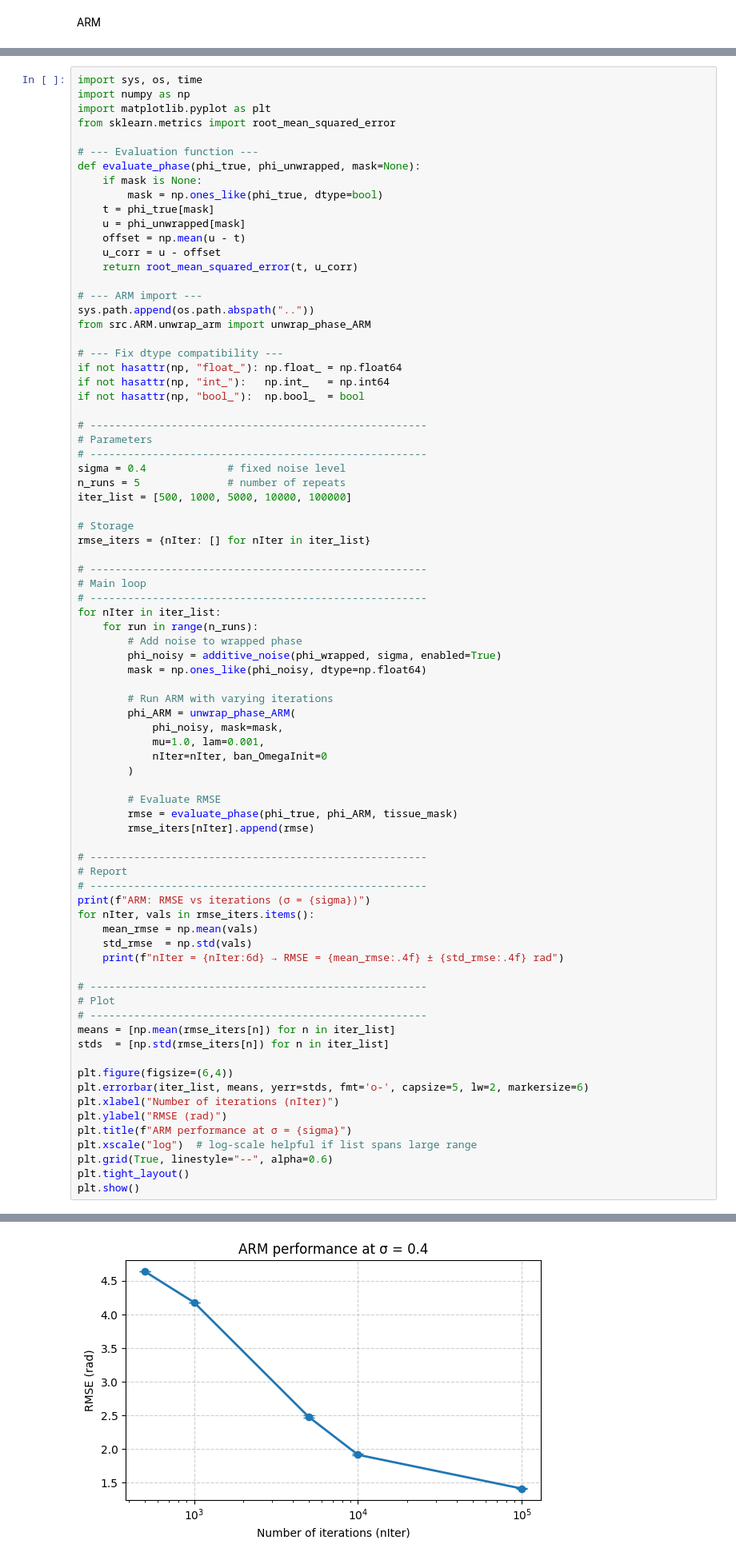
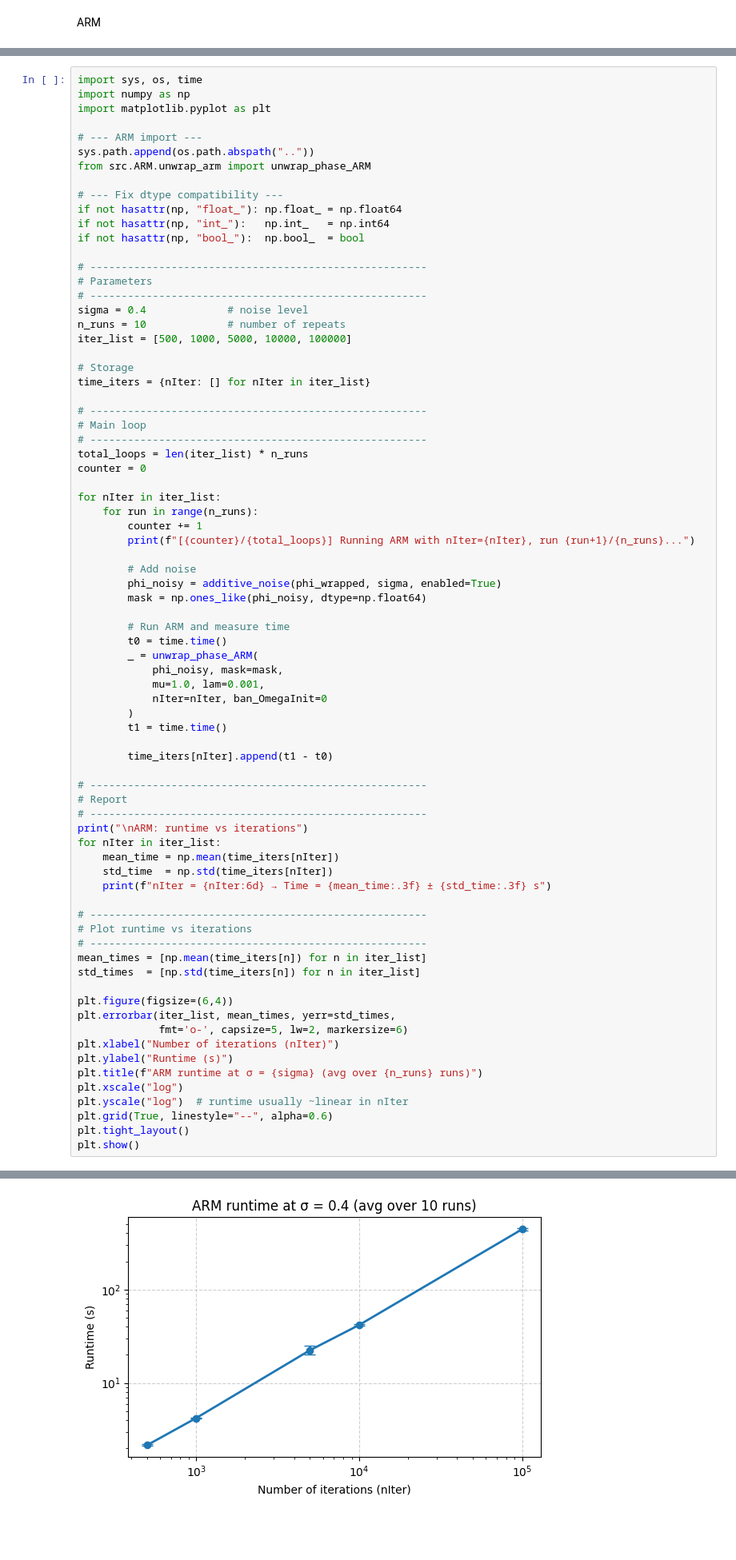
Before and after one commit to oheymans/odt-thesis, a Jupyter notebook: notebooks/ARM.ipynb, the cells around one changed output, grey strips where cells are left out. Shown at 80% size. Saved outputs shown, nothing was run; the diff lists cells and outputs as text; blank space fills up the shorter version.

```diff
--- a/notebooks/ARM.ipynb
+++ b/notebooks/ARM.ipynb
@@ -379,17 +457,6 @@ ARM: Mean RMSE (10 runs each)
 import sys, os, time
 import numpy as np
 import matplotlib.pyplot as plt
-from sklearn.metrics import root_mean_squared_error
-
-# --- Evaluation function ---
-def evaluate_phase(phi_true, phi_unwrapped, mask=None):
-    if mask is None:
-        mask = np.ones_like(phi_true, dtype=bool)
-    t = phi_true[mask]
-    u = phi_unwrapped[mask]
-    offset = np.mean(u - t)
-    u_corr = u - offset
-    return root_mean_squared_error(t, u_corr)
 
 # --- ARM import ---
 sys.path.append(os.path.abspath(".."))
@@ -403,54 +470,62 @@ if not hasattr(np, "bool_"):  np.bool_  = bool
 # ------------------------------------------------------
 # Parameters
 # ------------------------------------------------------
-sigma = 0.4             # fixed noise level
-n_runs = 5              # number of repeats
+sigma = 0.4             # noise level
+n_runs = 10             # number of repeats
 iter_list = [500, 1000, 5000, 10000, 100000]
 
 # Storage
-rmse_iters = {nIter: [] for nIter in iter_list}
+time_iters = {nIter: [] for nIter in iter_list}
 
 # ------------------------------------------------------
 # Main loop
 # ------------------------------------------------------
+total_loops = len(iter_list) * n_runs
+counter = 0
+
 for nIter in iter_list:
     for run in range(n_runs):
-        # Add noise to wrapped phase
+        counter += 1
+        print(f"[{counter}/{total_loops}] Running ARM with nIter={nIter}, run {run+1}/{n_runs}...")
+
+        # Add noise
         phi_noisy = additive_noise(phi_wrapped, sigma, enabled=True)
         mask = np.ones_like(phi_noisy, dtype=np.float64)
 
-        # Run ARM with varying iterations
-        phi_ARM = unwrap_phase_ARM(
+        # Run ARM and measure time
+        t0 = time.time()
+        _ = unwrap_phase_ARM(
             phi_noisy, mask=mask,
             mu=1.0, lam=0.001,
             nIter=nIter, ban_OmegaInit=0
         )
+        t1 = time.time()
 
-        # Evaluate RMSE
-        rmse = evaluate_phase(phi_true, phi_ARM, tissue_mask)
-        rmse_iters[nIter].append(rmse)
+        time_iters[nIter].append(t1 - t0)
 
 # ------------------------------------------------------
 # Report
 # ------------------------------------------------------
-print(f"ARM: RMSE vs iterations (σ = {sigma})")
-for nIter, vals in rmse_iters.items():
-    mean_rmse = np.mean(vals)
-    std_rmse  = np.std(vals)
-    print(f"nIter = {nIter:6d} → RMSE = {mean_rmse:.4f} ± {std_rmse:.4f} rad")
+print("\nARM: runtime vs iterations")
+for nIter in iter_list:
+    mean_time = np.mean(time_iters[nIter])
+    std_time  = np.std(time_iters[nIter])
+    print(f"nIter = {nIter:6d} → Time = {mean_time:.3f} ± {std_time:.3f} s")
 
 # ------------------------------------------------------
-# Plot
+# Plot runtime vs iterations
 # ------------------------------------------------------
-means = [np.mean(rmse_iters[n]) for n in iter_list]
-stds  = [np.std(rmse_iters[n]) for n in iter_list]
+mean_times = [np.mean(time_iters[n]) for n in iter_list]
+std_times  = [np.std(time_iters[n]) for n in iter_list]
 
 plt.figure(figsize=(6,4))
-plt.errorbar(iter_list, means, yerr=stds, fmt='o-', capsize=5, lw=2, markersize=6)
+plt.errorbar(iter_list, mean_times, yerr=std_times,
+             fmt='o-', capsize=5, lw=2, markersize=6)
 plt.xlabel("Number of iterations (nIter)")
-plt.ylabel("RMSE (rad)")
-plt.title(f"ARM performance at σ = {sigma}")
-plt.xscale("log")  # log-scale helpful if list spans large range
+plt.ylabel("Runtime (s)")
+plt.title(f"ARM runtime at σ = {sigma} (avg over {n_runs} runs)")
+plt.xscale("log")
+plt.yscale("log")  # runtime usually ~linear in nIter
 plt.grid(True, linestyle="--", alpha=0.6)
 plt.tight_layout()
 plt.show()
@@ -464 +550 @@ nIter = 100000 → RMSE = 1.4125 ± 0.0091 rad
-[figure, old version]
+[figure, new version]
```
Also changed, not shown: parts of 16 cells of this notebook, 1 other file.
